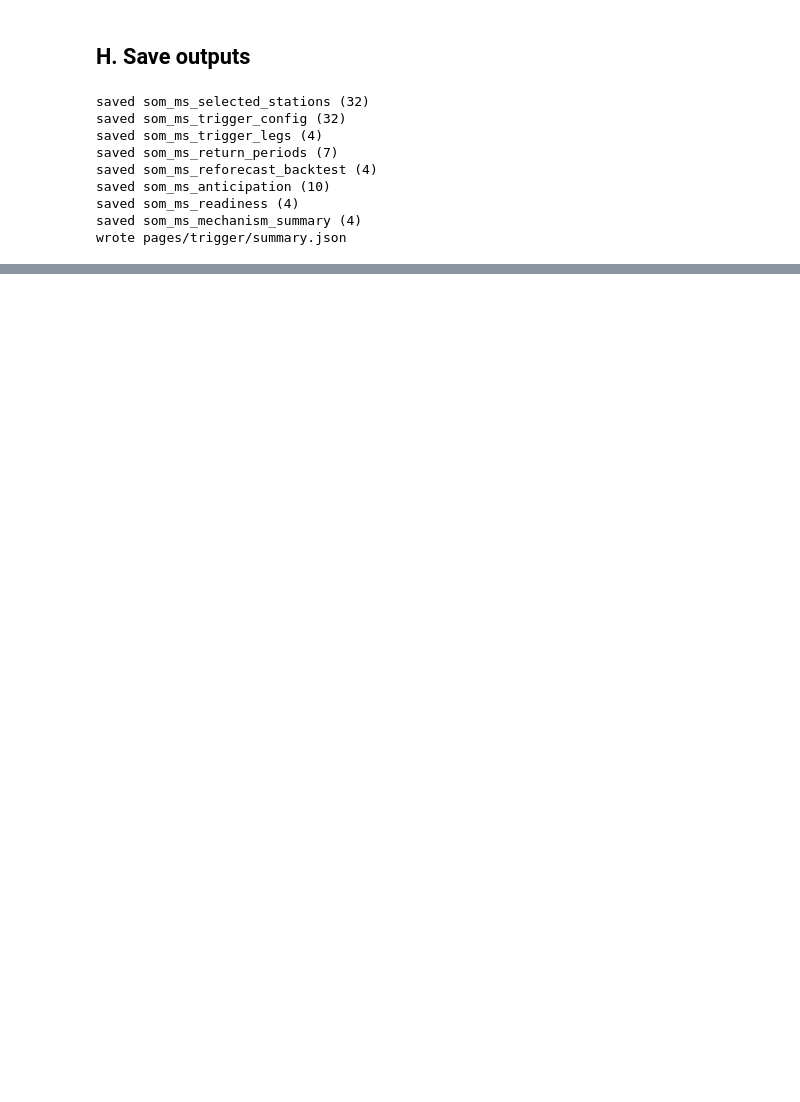
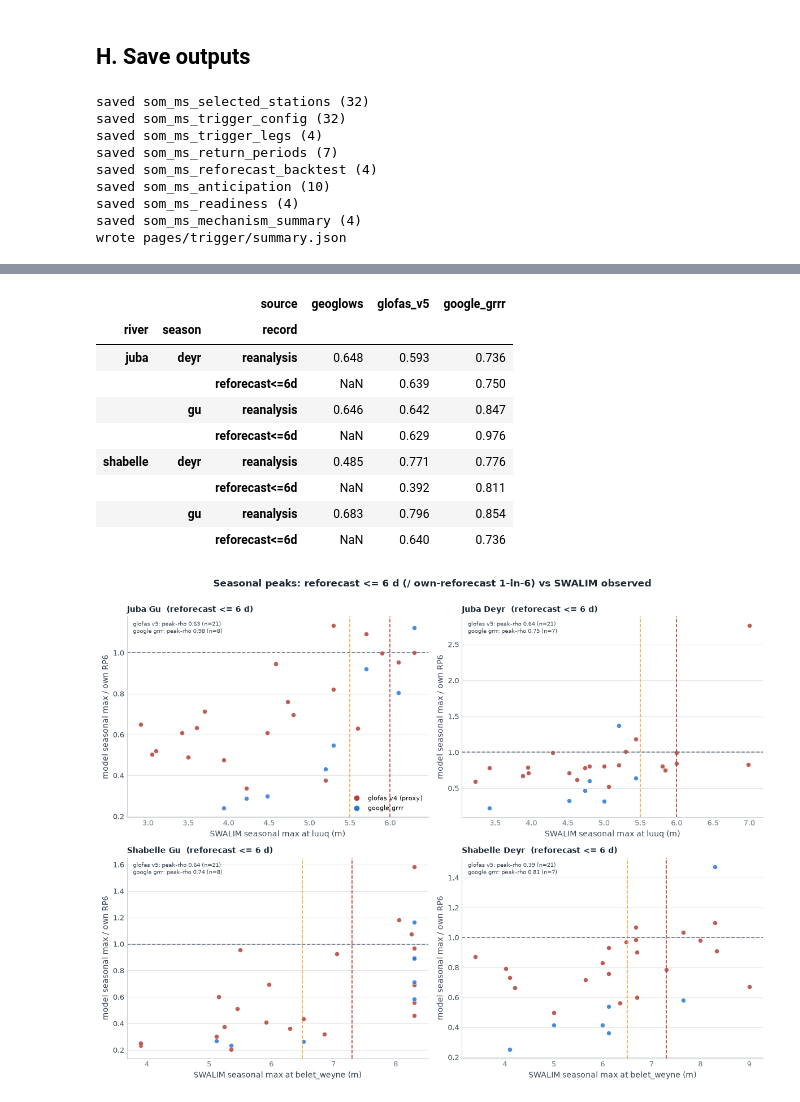
Before and after one commit to OCHA-DAP/ds-aa-som-floods, a Jupyter notebook: analysis/11_multisource_trigger.ipynb, the cells around one changed output, grey strips where cells are left out. Drawn from its saved outputs; the diff is of its cells as text; code cells hidden in the pictures; blank space fills up the shorter version.

```diff
--- a/analysis/11_multisource_trigger.ipynb
+++ b/analysis/11_multisource_trigger.ipynb
@@ -774,0 +865,46 @@ initial-condition-driven).
+# %%
+# --- reforecast (<= 6 d) peaks: what the operational signal's peaks look like.
+# Normalised by the RP6 threshold fitted on the reforecast's OWN seasonal maxima
+# (the assume-bias-for-all-sources rule); GRRR's 8-season archive makes its own
+# RP6 unstable, so its normalisation carries a wide-uncertainty caveat.
+fig, axes = plt.subplots(2, 2, figsize=(12, 9))
+for ax, (river, season) in zip(axes.ravel(), combos):
+    months = SEASONS[season]
+    mp = {}
+    for src, tab in [("glofas_v5", RF["glofas_v4"]), ("google_grrr", RF["google_grrr"])]:
+        s = tab[tab.station == REF_GAUGE[river]]
+        s = s[s.valid_time.dt.month.isin(months)]
+        pk = s.groupby(s.valid_time.dt.year)["q"].max().dropna()
+        if len(pk) < 5:
+            continue
+        t = weibull_threshold(pk.values, 6)
+        mp[src] = pk / t
+        obs = swalim_peaks(river, season)
+        common = obs.index.intersection(pk.index)
+        peak_rows.append({"river": river, "season": season, "source": src, "record": "reforecast<=6d",
+                          "n_years": len(common),
+                          "peak_rho": round(spearman(obs.loc[common], pk.loc[common]), 3)})
+    peak_panel(ax, river, season, mp, "  (reforecast <= 6 d)")
+fig.suptitle("Seasonal peaks: reforecast <= 6 d (/ own-reforecast 1-in-6) vs SWALIM observed",
+             fontweight="bold", color=INK, fontsize=12, y=1.0)
+handles = [plt.Line2D([], [], color=SOURCE_COLORS["glofas_v5"], marker="o", ls="",
+                      label="glofas v4 (proxy)"),
+           plt.Line2D([], [], color=SOURCE_COLORS["google_grrr"], marker="o", ls="",
+                      label="google grrr")]
+axes.ravel()[0].legend(handles=handles, fontsize=8, loc="lower right")
+plt.tight_layout()
+save_fig(fig, "i_peaks_reforecast")
+peaks_df = pd.DataFrame(peak_rows)
+peaks_df.pivot_table(index=["river", "season", "record"], columns="source", values="peak_rho")
+# %% [output]
+|  |  | source | geoglows | glofas_v5 | google_grrr |
+| river | season | record |  |  |  |
+| juba | deyr | reanalysis | 0.648 | 0.593 | 0.736 |
+|  |  | reforecast<=6d | NaN | 0.639 | 0.750 |
+|  | gu | reanalysis | 0.646 | 0.642 | 0.847 |
+|  |  | reforecast<=6d | NaN | 0.629 | 0.976 |
+| shabelle | deyr | reanalysis | 0.485 | 0.771 | 0.776 |
+|  |  | reforecast<=6d | NaN | 0.392 | 0.811 |
+|  | gu | reanalysis | 0.683 | 0.796 | 0.854 |
+|  |  | reforecast<=6d | NaN | 0.640 | 0.736 |
+[figure, added]
```
Also changed, not shown: parts of 7 cells of this notebook, 4 other files.
